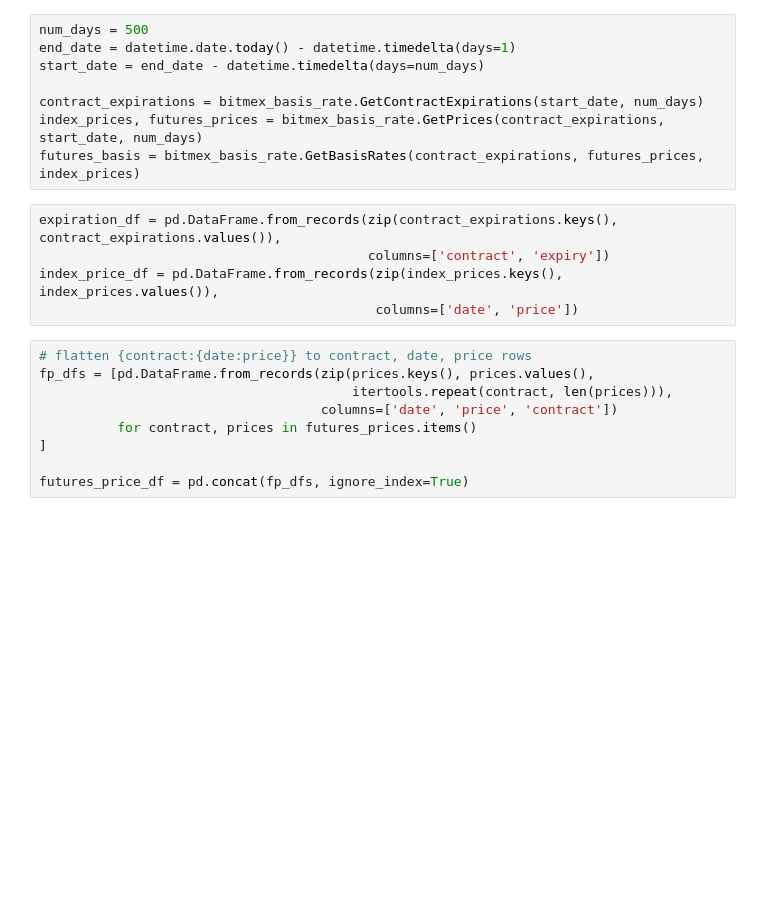
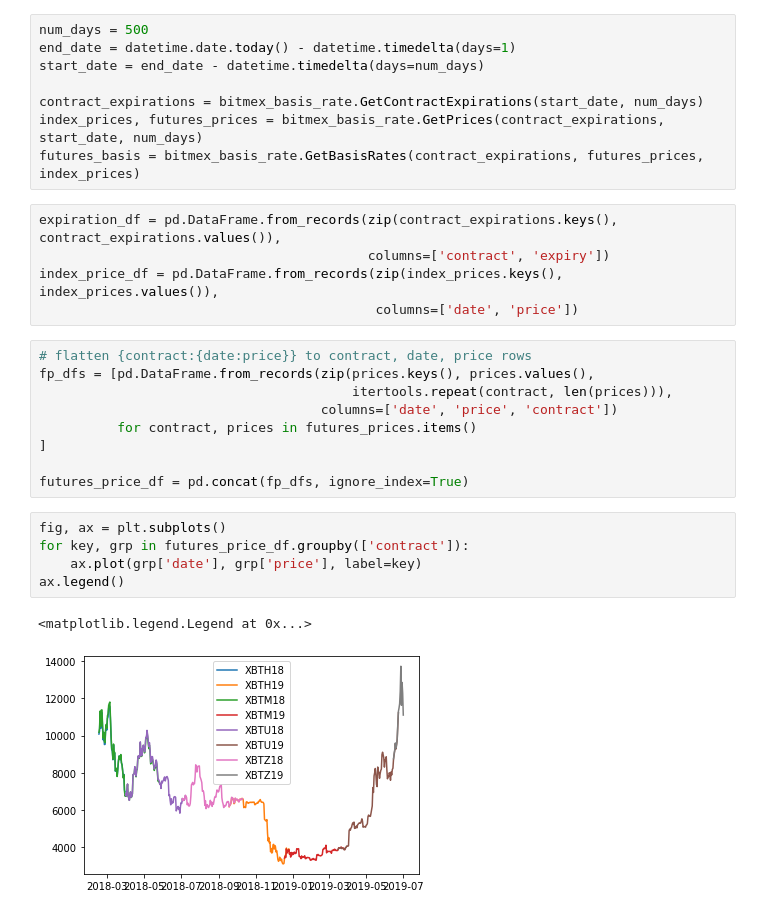
Before and after one commit to yuriy128/crypto_markets, a Jupyter notebook: A look at contracts.ipynb, the cells around one changed output. Saved outputs shown, nothing was run; the diff lists cells and outputs as text; blank space fills up the shorter version.

```diff
--- a/A look at contracts.ipynb
+++ b/A look at contracts.ipynb
@@ -25,3 +30,11 @@ fp_dfs = [pd.DataFrame.from_records(zip(prices.keys(), prices.values(),
 ]
 
 futures_price_df = pd.concat(fp_dfs, ignore_index=True)
+# %%
+fig, ax = plt.subplots()
+for key, grp in futures_price_df.groupby(['contract']):
+    ax.plot(grp['date'], grp['price'], label=key)
+ax.legend()
+# %% [output]
+<matplotlib.legend.Legend at 0x...>
+[figure, added]
```
Also changed, not shown: parts of 3 cells of this notebook, 1 other file.
